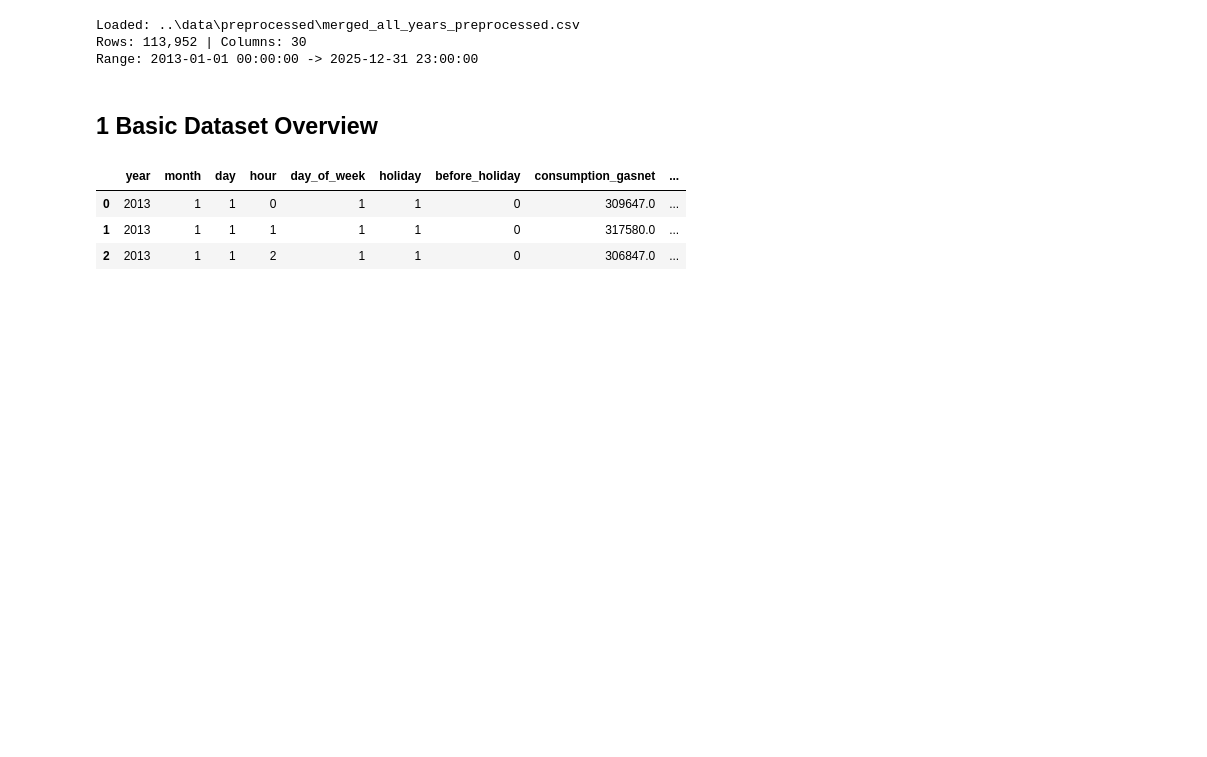
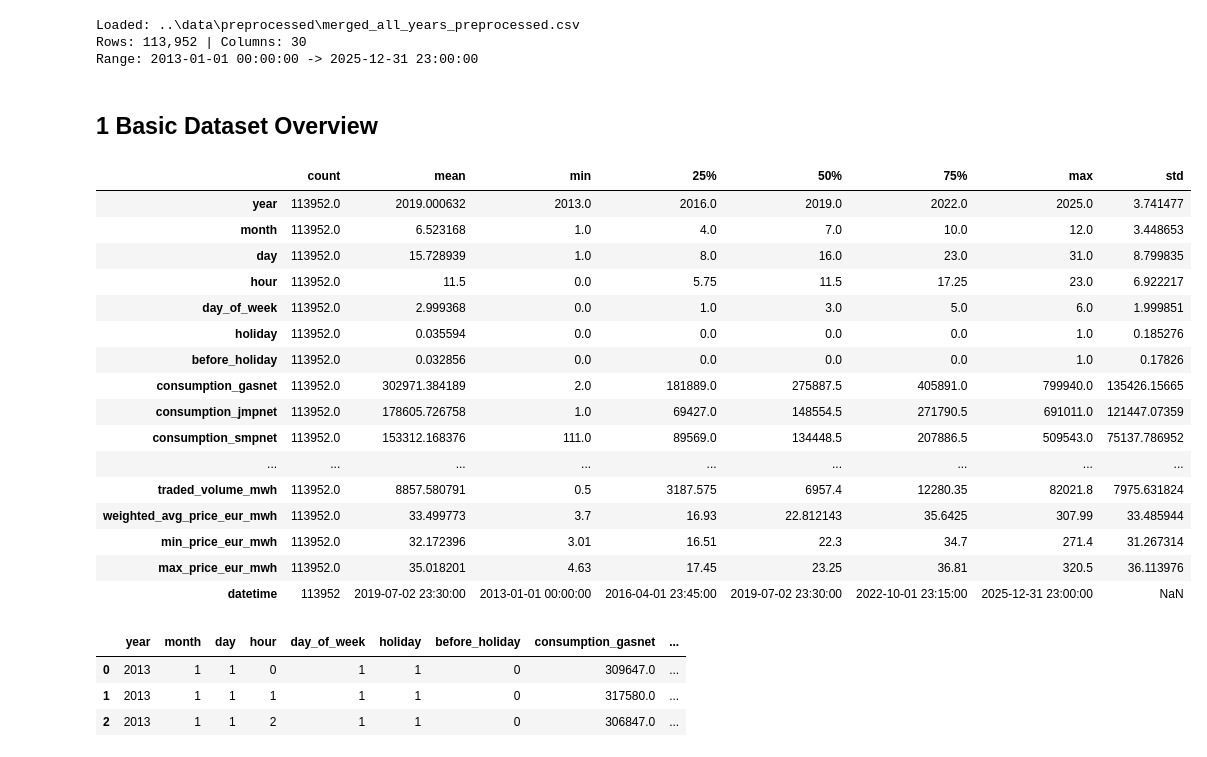
Before and after one commit to SLI0124/diplomovy-projekt, a Jupyter notebook: notebooks/1_eda_merged_dataset.ipynb, the cells around one changed output. Drawn from its saved outputs; the diff is of its cells as text; code cells hidden in the pictures; blank space fills up the shorter version.

Commit message:
feat(notebooks): add describe

```diff
--- a/notebooks/1_eda_merged_dataset.ipynb
+++ b/notebooks/1_eda_merged_dataset.ipynb
@@ -80,6 +80,26 @@ Rows: 113,952 | Columns: 30
 Range: 2013-01-01 00:00:00 -> 2025-12-31 23:00:00
 # %% [markdown]
 ## 1 Basic Dataset Overview
+# %%
+df.describe().T
+# %% [output]
+|  | count | mean | min | 25% | 50% | 75% | max | std |
+| year | 113952.0 | 2019.000632 | 2013.0 | 2016.0 | 2019.0 | 2022.0 | 2025.0 | 3.741477 |
+| month | 113952.0 | 6.523168 | 1.0 | 4.0 | 7.0 | 10.0 | 12.0 | 3.448653 |
+| day | 113952.0 | 15.728939 | 1.0 | 8.0 | 16.0 | 23.0 | 31.0 | 8.799835 |
+| hour | 113952.0 | 11.5 | 0.0 | 5.75 | 11.5 | 17.25 | 23.0 | 6.922217 |
+| day_of_week | 113952.0 | 2.999368 | 0.0 | 1.0 | 3.0 | 5.0 | 6.0 | 1.999851 |
+| holiday | 113952.0 | 0.035594 | 0.0 | 0.0 | 0.0 | 0.0 | 1.0 | 0.185276 |
+| before_holiday | 113952.0 | 0.032856 | 0.0 | 0.0 | 0.0 | 0.0 | 1.0 | 0.17826 |
+| consumption_gasnet | 113952.0 | 302971.384189 | 2.0 | 181889.0 | 275887.5 | 405891.0 | 799940.0 | 135426.15665 |
+| consumption_jmpnet | 113952.0 | 178605.726758 | 1.0 | 69427.0 | 148554.5 | 271790.5 | 691011.0 | 121447.07359 |
+| consumption_smpnet | 113952.0 | 153312.168376 | 111.0 | 89569.0 | 134448.5 | 207886.5 | 509543.0 | 75137.786952 |
+| ... | ... | ... | ... | ... | ... | ... | ... | ... |
+| traded_volume_mwh | 113952.0 | 8857.580791 | 0.5 | 3187.575 | 6957.4 | 12280.35 | 82021.8 | 7975.631824 |
+| weighted_avg_price_eur_mwh | 113952.0 | 33.499773 | 3.7 | 16.93 | 22.812143 | 35.6425 | 307.99 | 33.485944 |
+| min_price_eur_mwh | 113952.0 | 32.172396 | 3.01 | 16.51 | 22.3 | 34.7 | 271.4 | 31.267314 |
+| max_price_eur_mwh | 113952.0 | 35.018201 | 4.63 | 17.45 | 23.25 | 36.81 | 320.5 | 36.113976 |
+| datetime | 113952 | 2019-07-02 23:30:00 | 2013-01-01 00:00:00 | 2016-04-01 23:45:00 | 2019-07-02 23:30:00 | 2022-10-01 23:15:00 | 2025-12-31 23:00:00 | NaN |
 # %%
 display(df.head(3))
 
```
Also changed, not shown: parts of 3 cells of this notebook.
